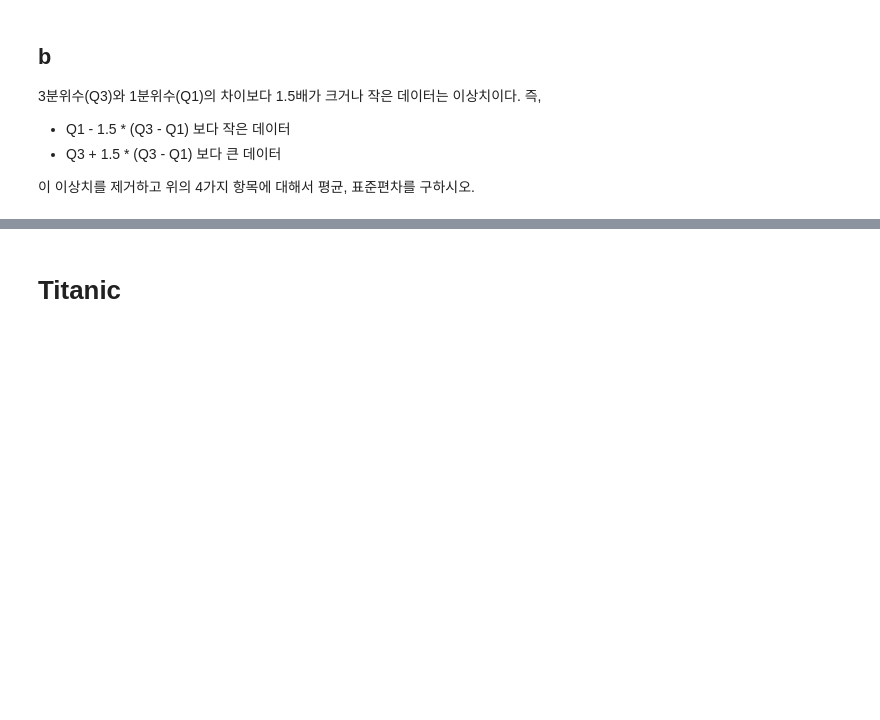
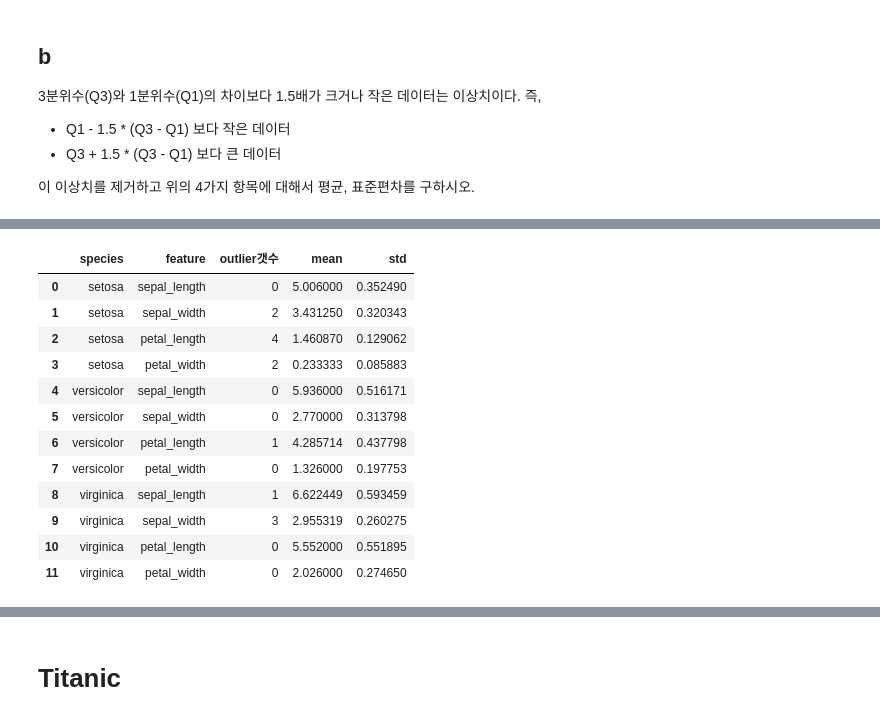
Before and after one commit to songsurin/company, a Jupyter notebook: pd_master.ipynb, the cells around one changed output, grey strips where cells are left out. Saved outputs shown, nothing was run; the diff lists cells and outputs as text; code cells hidden in the pictures; blank space fills up the shorter version.

```diff
--- a/pd_master.ipynb
+++ b/pd_master.ipynb
@@ -20,0 +82,5 @@ iris = sns.load_dataset('iris')
+# %%
+lower_limit = q1 - 1.5 *iqr
+upper_limit = q3 + 1.5 *iqr
+s[s < lower_limit] = np.nan
+s[s > upper_limit] = np.nan
@@ -20,0 +108,10 @@ iris = sns.load_dataset('iris')
+# %%
+def get_new_stat(s):
+    q1 = s.quantile(0.25)     #판다스 방법
+    q3 = np.percentile(s.values, 75) #넘파이 방법
+    iqr = q3 - q1
+    lower_limit = q1 - 1.5 *iqr
+    upper_limit = q3 + 1.5 *iqr
+    s[s < lower_limit] = np.nan
+    s[s > upper_limit] = np.nan
+    return s.mean(), s.std()
@@ -20,0 +122,17 @@ iris = sns.load_dataset('iris')
+# %%
+# code refactoring
+def get_new_stat(s):
+    q1, q3 = s.quantile(0.25), np.percentile(s.values, 75)
+    iqr = q3 - q1
+    lower_limit = q1 - 1.5 *iqr
+    upper_limit = q3 + 1.5 *iqr
+    s[(s < lower_limit) | (s > upper_limit)] = np.nan
+    return s.isna().sum(), s.mean(), s.std()
+# %%
+# for setosa, ver, vir #종류
+#     for s.l, s.w ,p.l, p.w #컬럼
+for species in iris.species.unique():
+    for feature in iris.columns[:-1]:
+        s = iris[iris.species == species][feature]
+        _, new_mean, new_std = get_new_stat(s)
+        print(species,  feature,":", new_mean, new_std)
@@ -20,0 +152,26 @@ iris = sns.load_dataset('iris')
+# %%
+# 결과를 데이터 프레임으로 변경
+line = []
+for species in iris.species.unique():
+    for feature in iris.columns[:-1]:
+        s = iris[iris.species == species][feature]
+        outlier, new_mean, new_std = get_new_stat(s)
+        d = {'species':species, 'feature':feature,
+             'outlier갯수':outlier, 'mean':new_mean, 'std':new_std}
+        line.append(d)
+df = pd.DataFrame(line)
+df
+# %% [output]
+|  | species | feature | outlier갯수 | mean | std |
+| 0 | setosa | sepal_length | 0 | 5.006000 | 0.352490 |
+| 1 | setosa | sepal_width | 2 | 3.431250 | 0.320343 |
+| 2 | setosa | petal_length | 4 | 1.460870 | 0.129062 |
+| 3 | setosa | petal_width | 2 | 0.233333 | 0.085883 |
+| 4 | versicolor | sepal_length | 0 | 5.936000 | 0.516171 |
+| 5 | versicolor | sepal_width | 0 | 2.770000 | 0.313798 |
+| 6 | versicolor | petal_length | 1 | 4.285714 | 0.437798 |
+| 7 | versicolor | petal_width | 0 | 1.326000 | 0.197753 |
+| 8 | virginica | sepal_length | 1 | 6.622449 | 0.593459 |
+| 9 | virginica | sepal_width | 3 | 2.955319 | 0.260275 |
+| 10 | virginica | petal_length | 0 | 5.552000 | 0.551895 |
+| 11 | virginica | petal_width | 0 | 2.026000 | 0.274650 |
```
Also changed, not shown: parts of 21 cells of this notebook, 1 other file.
